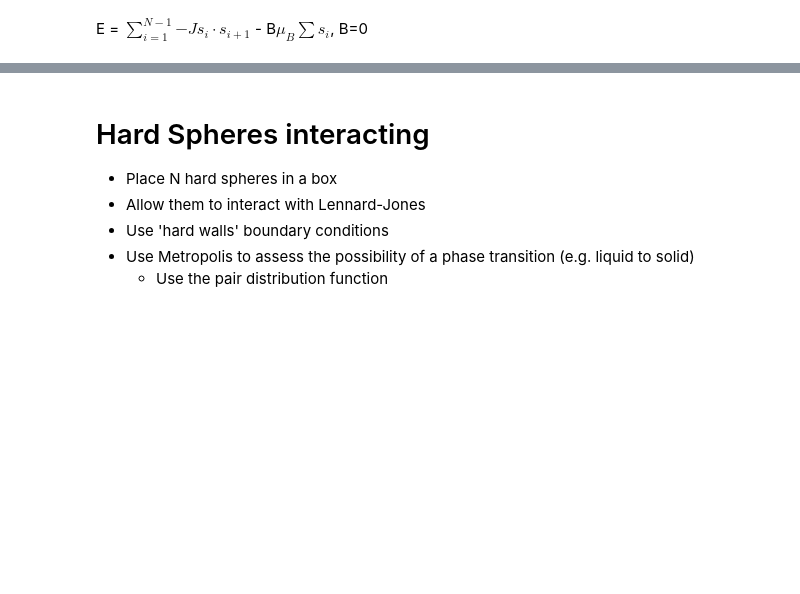
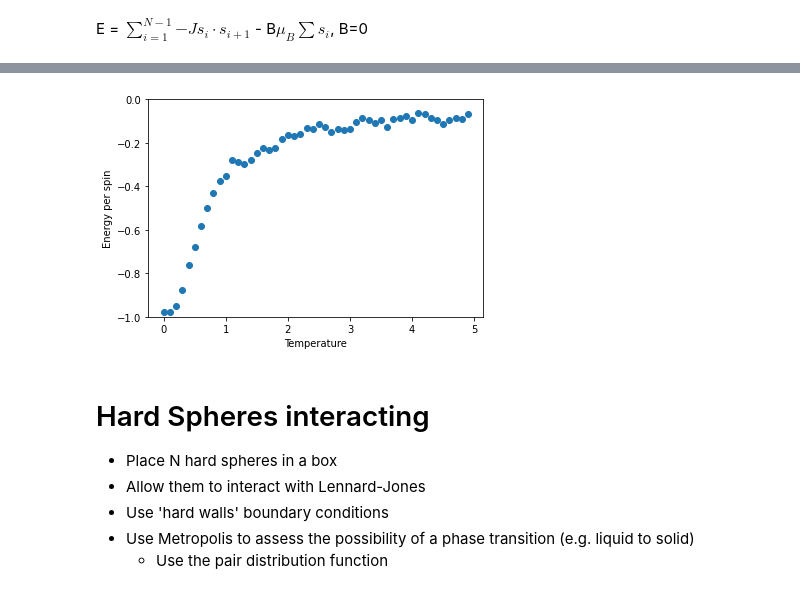
Before and after one commit to quantum-intelligence/computational-physics, a Jupyter notebook: CP_Lecture6b.ipynb, the cells around one changed output, grey strips where cells are left out. Saved outputs shown, nothing was run; the diff lists cells and outputs as text; code cells hidden in the pictures; blank space fills up the shorter version.

```diff
--- a/CP_Lecture6b.ipynb
+++ b/CP_Lecture6b.ipynb
@@ -137,3 +137,27 @@ plt.show()
+# %%
+#@title
+Temps = np.arange(0.001,5,0.1)
+U_total = []
+avg_iter = 50
+N=50; num_iter = 200; J=-1; cold=True
+
+for Tth, T in enumerate(Temps):
+  E_avg = []
+  for i in np.arange(avg_iter):
+    E_vals, alpha_vals = ising_model(N, num_iter, T, J, cold)
+    E_end = E_vals[-1]
+    E_avg.append(E_end)
+  E_avg = np.mean(E_avg)
+  U_total.append(E_avg)
+# %%
+#@title
+plt.scatter(Temps,np.asarray(U_total)/N)
+plt.xlabel("Temperature")
+plt.ylabel("Energy per spin")
+plt.ylim(-1,0)
+plt.show()
+# %% [output]
+[figure, added]
 # %% [markdown]
 # Hard Spheres interacting
 - Place N hard spheres in a box
```
Also changed, not shown: parts of 14 cells of this notebook.
